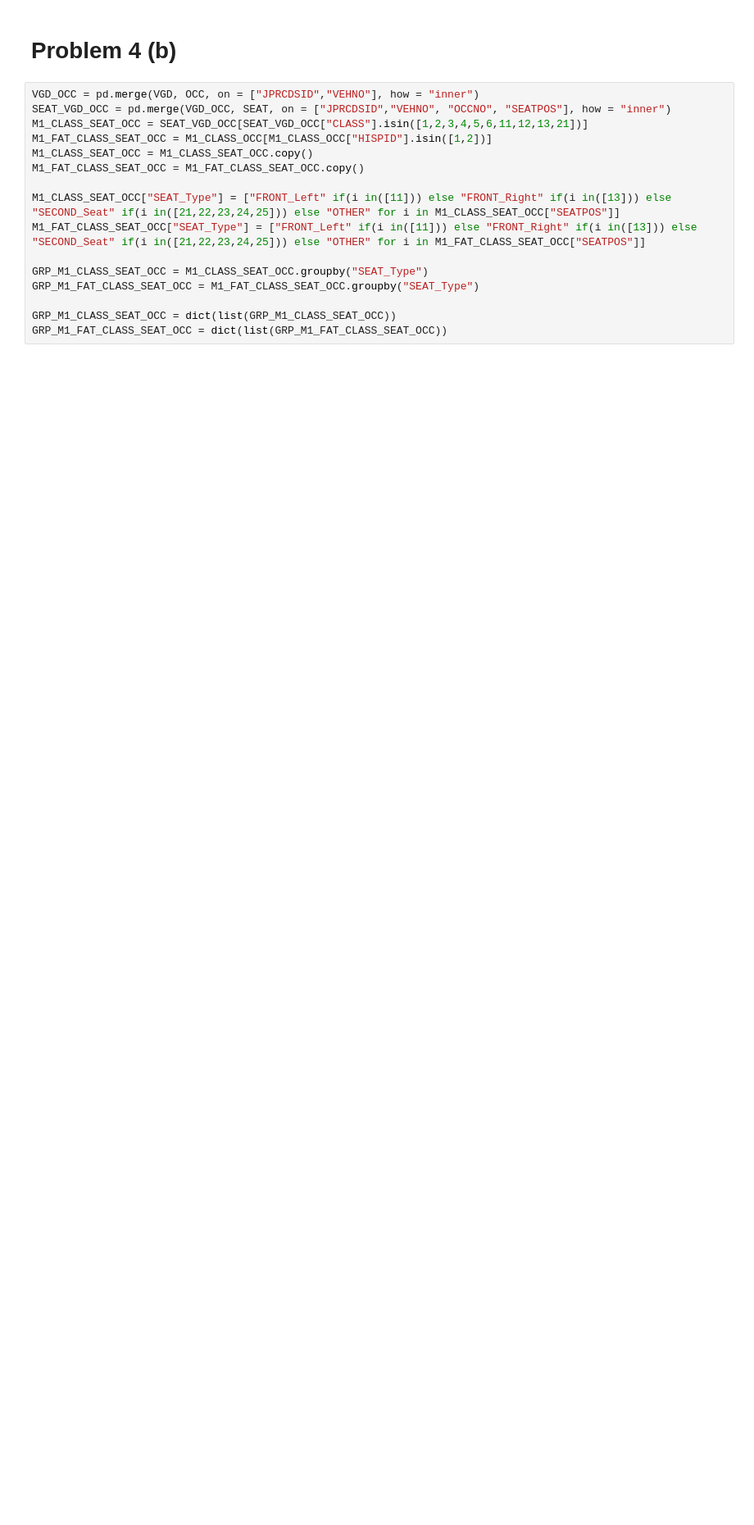
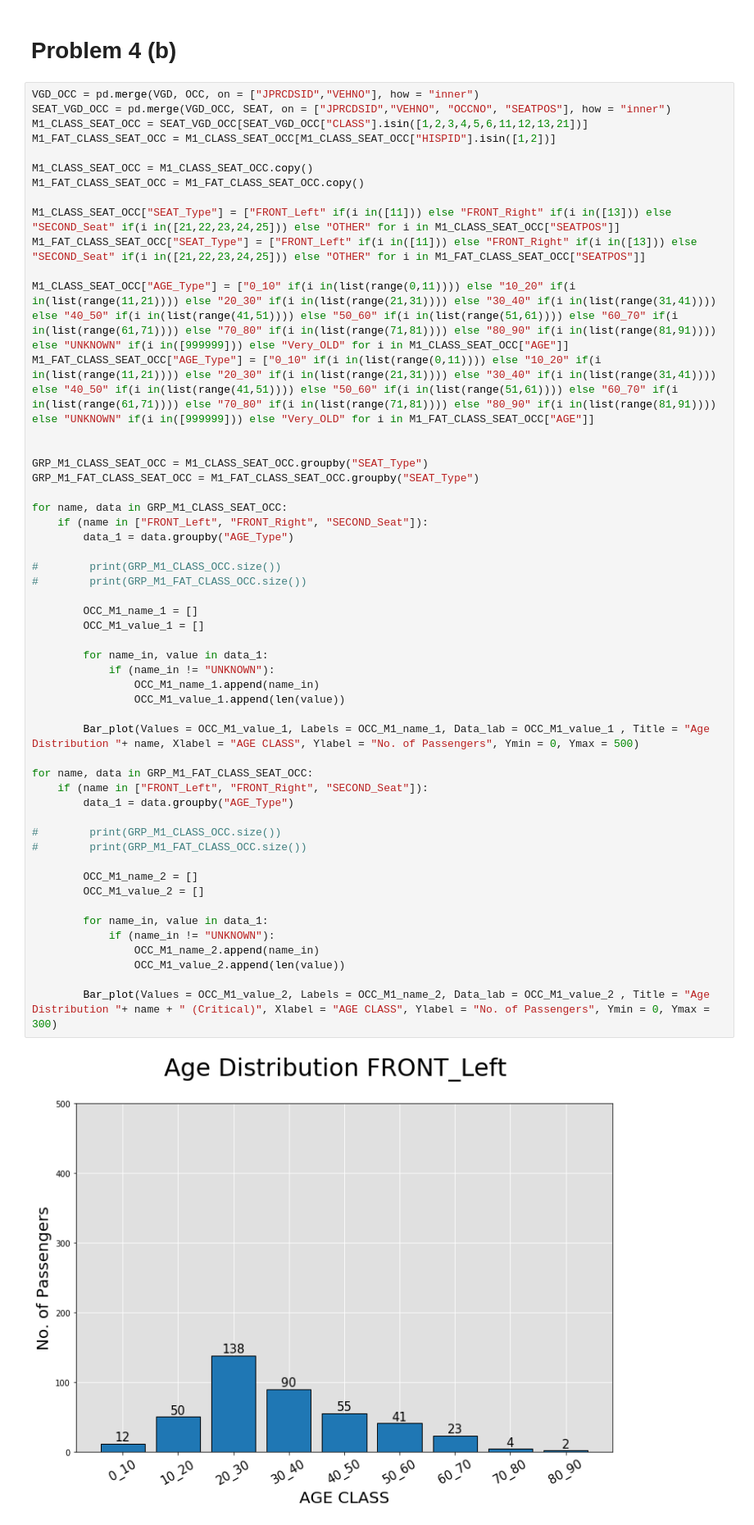
Before and after one commit to Mani117/Panda_Basics, a Jupyter notebook: RASSI.ipynb, the cells around one changed output. Shown: that part at 82% size. Cells and saved outputs as stored; diff of their text form; blank space fills up the shorter version.

```diff
--- a/RASSI.ipynb
+++ b/RASSI.ipynb
@@ -240,16 +240,54 @@ dtype: int64
 # %%
 VGD_OCC = pd.merge(VGD, OCC, on = ["JPRCDSID","VEHNO"], how = "inner")
 SEAT_VGD_OCC = pd.merge(VGD_OCC, SEAT, on = ["JPRCDSID","VEHNO", "OCCNO", "SEATPOS"], how = "inner")
 M1_CLASS_SEAT_OCC = SEAT_VGD_OCC[SEAT_VGD_OCC["CLASS"].isin([1,2,3,4,5,6,11,12,13,21])]
-M1_FAT_CLASS_SEAT_OCC = M1_CLASS_OCC[M1_CLASS_OCC["HISPID"].isin([1,2])]
+M1_FAT_CLASS_SEAT_OCC = M1_CLASS_SEAT_OCC[M1_CLASS_SEAT_OCC["HISPID"].isin([1,2])]
+
 M1_CLASS_SEAT_OCC = M1_CLASS_SEAT_OCC.copy()
 M1_FAT_CLASS_SEAT_OCC = M1_FAT_CLASS_SEAT_OCC.copy()
 
 M1_CLASS_SEAT_OCC["SEAT_Type"] = ["FRONT_Left" if(i in([11])) else "FRONT_Right" if(i in([13])) else "SECOND_Seat" if(i in([21,22,23,24,25])) else "OTHER" for i in M1_CLASS_SEAT_OCC["SEATPOS"]]
 M1_FAT_CLASS_SEAT_OCC["SEAT_Type"] = ["FRONT_Left" if(i in([11])) else "FRONT_Right" if(i in([13])) else "SECOND_Seat" if(i in([21,22,23,24,25])) else "OTHER" for i in M1_FAT_CLASS_SEAT_OCC["SEATPOS"]]
 
+M1_CLASS_SEAT_OCC["AGE_Type"] = ["0_10" if(i in(list(range(0,11)))) else "10_20" if(i in(list(range(11,21)))) else "20_30" if(i in(list(range(21,31)))) else "30_40" if(i in(list(range(31,41)))) else "40_50" if(i in(list(range(41,51)))) else "50_60" if(i in(list(range(51,61)))) else "60_70" if(i in(list(range(61,71)))) else "70_80" if(i in(list(range(71,81)))) else "80_90" if(i in(list(range(81,91)))) else "UNKNOWN" if(i in([999999])) else "Very_OLD" for i in M1_CLASS_SEAT_OCC["AGE"]]
+M1_FAT_CLASS_SEAT_OCC["AGE_Type"] = ["0_10" if(i in(list(range(0,11)))) else "10_20" if(i in(list(range(11,21)))) else "20_30" if(i in(list(range(21,31)))) else "30_40" if(i in(list(range(31,41)))) else "40_50" if(i in(list(range(41,51)))) else "50_60" if(i in(list(range(51,61)))) else "60_70" if(i in(list(range(61,71)))) else "70_80" if(i in(list(range(71,81)))) else "80_90" if(i in(list(range(81,91))))  else "UNKNOWN" if(i in([999999])) else "Very_OLD" for i in M1_FAT_CLASS_SEAT_OCC["AGE"]]
+
+
 GRP_M1_CLASS_SEAT_OCC = M1_CLASS_SEAT_OCC.groupby("SEAT_Type")
 GRP_M1_FAT_CLASS_SEAT_OCC = M1_FAT_CLASS_SEAT_OCC.groupby("SEAT_Type")
 
-GRP_M1_CLASS_SEAT_OCC = dict(list(GRP_M1_CLASS_SEAT_OCC))
-GRP_M1_FAT_CLASS_SEAT_OCC = dict(list(GRP_M1_FAT_CLASS_SEAT_OCC))
+for name, data in GRP_M1_CLASS_SEAT_OCC:
+    if (name in ["FRONT_Left", "FRONT_Right", "SECOND_Seat"]):
+        data_1 = data.groupby("AGE_Type")
+
+#        print(GRP_M1_CLASS_OCC.size())
+#        print(GRP_M1_FAT_CLASS_OCC.size())
+
+        OCC_M1_name_1 = []
+        OCC_M1_value_1 = []
+
+        for name_in, value in data_1:
+            if (name_in != "UNKNOWN"):
+                OCC_M1_name_1.append(name_in)
+                OCC_M1_value_1.append(len(value))
+
+        Bar_plot(Values = OCC_M1_value_1, Labels = OCC_M1_name_1, Data_lab = OCC_M1_value_1 , Title = "Age Distribution "+ name, Xlabel = "AGE CLASS", Ylabel = "No. of Passengers", Ymin = 0, Ymax = 500)
+
+for name, data in GRP_M1_FAT_CLASS_SEAT_OCC:
+    if (name in ["FRONT_Left", "FRONT_Right", "SECOND_Seat"]):
+        data_1 = data.groupby("AGE_Type")
+
+#        print(GRP_M1_CLASS_OCC.size())
+#        print(GRP_M1_FAT_CLASS_OCC.size())
+
+        OCC_M1_name_2 = []
+        OCC_M1_value_2 = []
+
+        for name_in, value in data_1:
+            if (name_in != "UNKNOWN"):
+                OCC_M1_name_2.append(name_in)
+                OCC_M1_value_2.append(len(value))
+
+        Bar_plot(Values = OCC_M1_value_2, Labels = OCC_M1_name_2, Data_lab = OCC_M1_value_2 , Title = "Age Distribution "+ name + " (Critical)", Xlabel = "AGE CLASS", Ylabel = "No. of Passengers", Ymin = 0, Ymax = 300)
+# %% [output]
+[figure, added]
```
Also changed, not shown: parts of 2 cells of this notebook.
